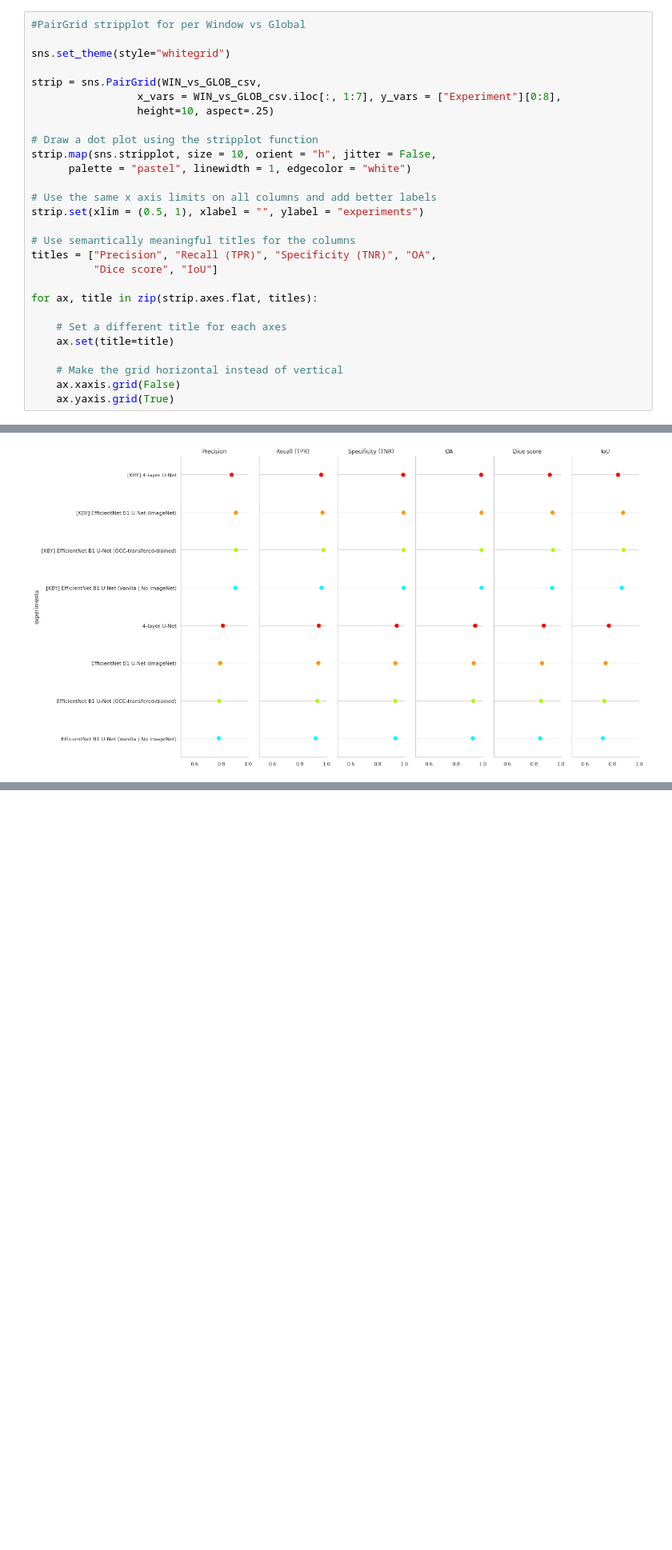
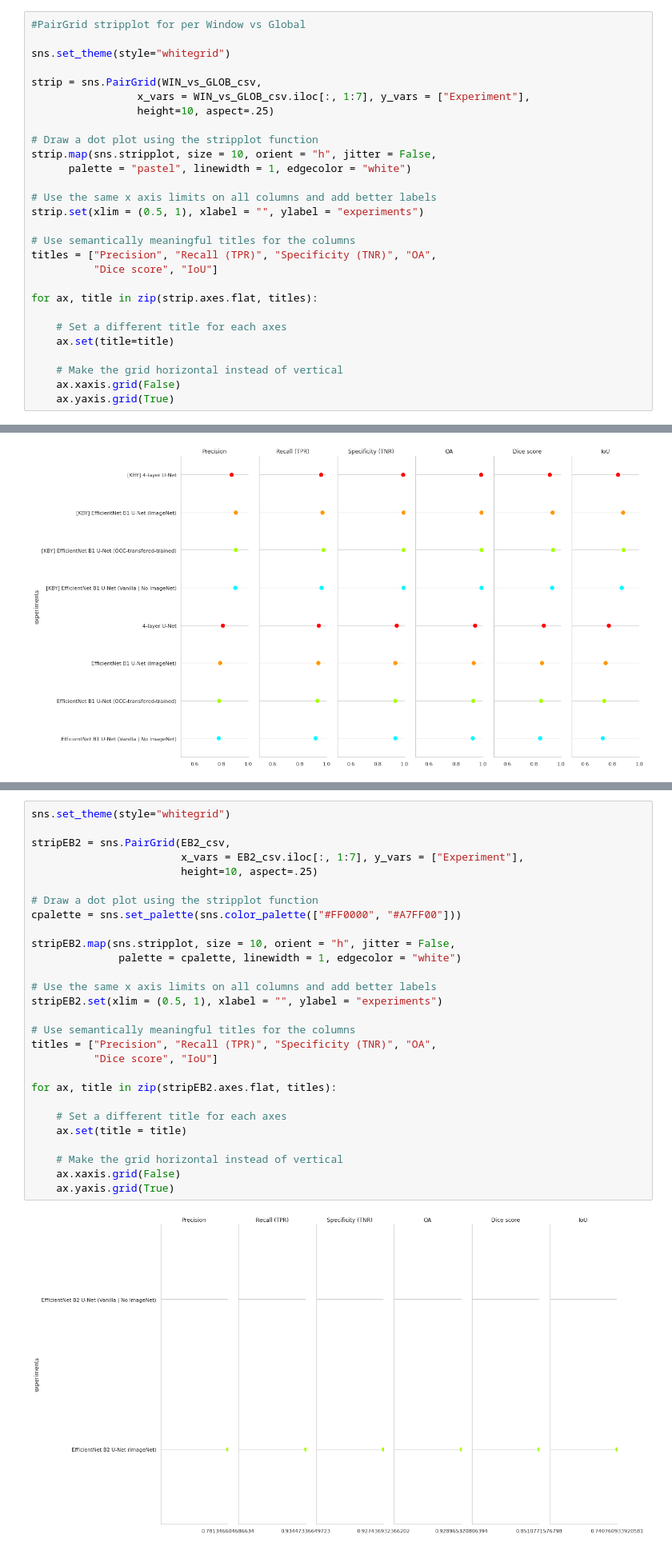
Before and after one commit to chrischank/HOTOSM_OAM_codeV2, a Jupyter notebook: EDA_BASEruns.ipynb, the cells around one changed output, grey strips where cells are left out. Shown at 80% size. Drawn from its saved outputs; the diff is of its cells as text; blank space fills up the shorter version.

```diff
--- a/EDA_BASEruns.ipynb
+++ b/EDA_BASEruns.ipynb
@@ -123,7 +123,7 @@ Glob_csv
 sns.set_theme(style="whitegrid")
 
 strip = sns.PairGrid(WIN_vs_GLOB_csv,
-                 x_vars = WIN_vs_GLOB_csv.iloc[:, 1:7], y_vars = ["Experiment"][0:8],
+                 x_vars = WIN_vs_GLOB_csv.iloc[:, 1:7], y_vars = ["Experiment"],
                  height=10, aspect=.25)
 
 # Draw a dot plot using the stripplot function
@@ -181,3 +231,33 @@ for ax, title in zip(stripGLOB.axes.flat, titles):
+# %%
+sns.set_theme(style="whitegrid")
+
+stripEB2 = sns.PairGrid(EB2_csv,
+                        x_vars = EB2_csv.iloc[:, 1:7], y_vars = ["Experiment"],
+                        height=10, aspect=.25)
+
+# Draw a dot plot using the stripplot function
+cpalette = sns.set_palette(sns.color_palette(["#FF0000", "#A7FF00"]))
+
+stripEB2.map(sns.stripplot, size = 10, orient = "h", jitter = False,
+              palette = cpalette, linewidth = 1, edgecolor = "white")
+
+# Use the same x axis limits on all columns and add better labels
+stripEB2.set(xlim = (0.5, 1), xlabel = "", ylabel = "experiments")
+
+# Use semantically meaningful titles for the columns
+titles = ["Precision", "Recall (TPR)", "Specificity (TNR)", "OA",
+          "Dice score", "IoU"]
+
+for ax, title in zip(stripEB2.axes.flat, titles):
+
+    # Set a different title for each axes
+    ax.set(title = title)
+
+    # Make the grid horizontal instead of vertical
+    ax.xaxis.grid(False)
+    ax.yaxis.grid(True)
+# %% [output]
+[figure, added]
 # %% [markdown]
 ## 4-Layer U-Net KBY vs ALL (per Window)
 # %%
```
Also changed, not shown: parts of 7 cells of this notebook, 7 other files.
